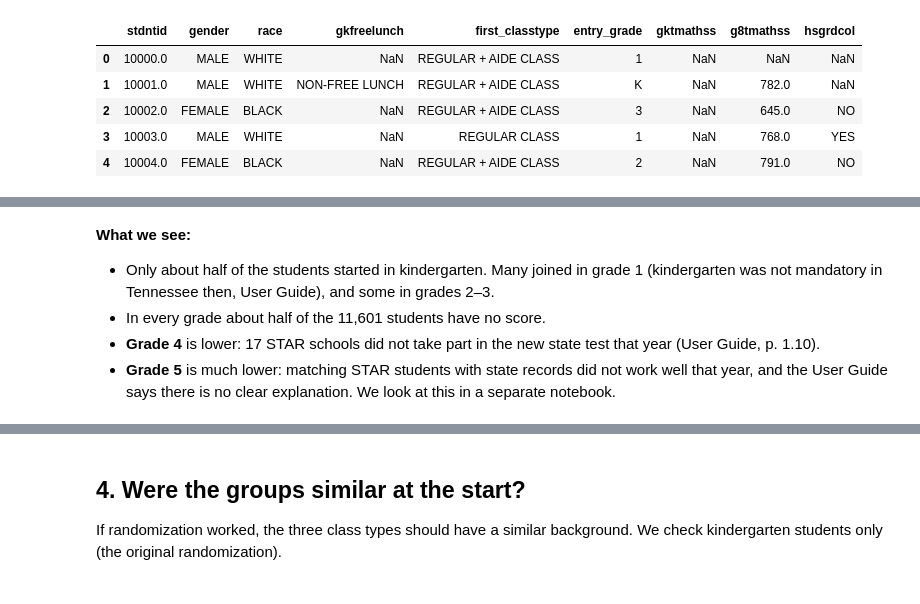
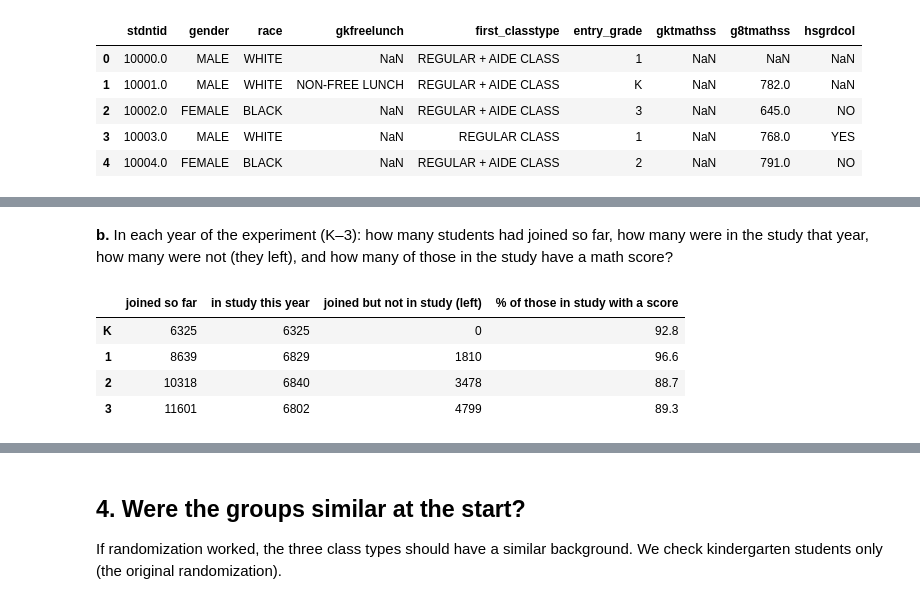
Before and after one commit to itai-wachtel/star-stat-project, a Jupyter notebook: notebooks/01_explore_data.ipynb, the cells around one changed output, grey strips where cells are left out. Saved outputs shown, nothing was run; the diff lists cells and outputs as text; code cells hidden in the pictures.

Commit message:
PART 3 EXPLORE

```diff
--- a/notebooks/01_explore_data.ipynb
+++ b/notebooks/01_explore_data.ipynb
@@ -114,6 +95,19 @@ dtype: int64
 # %% [markdown]
-**What we see:**
-- Only about half of the students started in kindergarten. Many joined in grade 1 (kindergarten was not mandatory in Tennessee then, User Guide), and some in grades 2–3.
-- In every grade about half of the 11,601 students have no score.
-- **Grade 4** is lower: 17 STAR schools did not take part in the new state test that year (User Guide, p. 1.10).
-- **Grade 5** is much lower: matching STAR students with state records did not work well that year, and the User Guide says there is no clear explanation. We look at this in a separate notebook.
+**b.** In each year of the experiment (K–3): how many students had joined so far, how many were in the study that year,
+how many were not (they left), and how many of those in the study have a math score?
+# %%
+turnover = pd.DataFrame(index=grade_labels[:4])
+turnover["joined so far"] = [df["entry_grade"].isin(grade_labels[:i + 1]).sum() for i in range(4)]
+turnover["in study this year"] = [df[c].notna().sum() for c in classtype_cols]
+turnover["joined but not in study (left)"] = turnover["joined so far"] - turnover["in study this year"]
+turnover["% of those in study with a score"] = [
+    (df[ct].notna() & df[m].notna()).sum() / df[ct].notna().sum() * 100
+    for ct, m in zip(classtype_cols, math_cols[:4])
+]
+turnover.round(1)
+# %% [output]
+|  | joined so far | in study this year | joined but not in study (left) | % of those in study with a score |
+| K | 6325 | 6325 | 0 | 92.8 |
+| 1 | 8639 | 6829 | 1810 | 96.6 |
+| 2 | 10318 | 6840 | 3478 | 88.7 |
+| 3 | 11601 | 6802 | 4799 | 89.3 |
```
Also changed, not shown: parts of 7 cells of this notebook.
